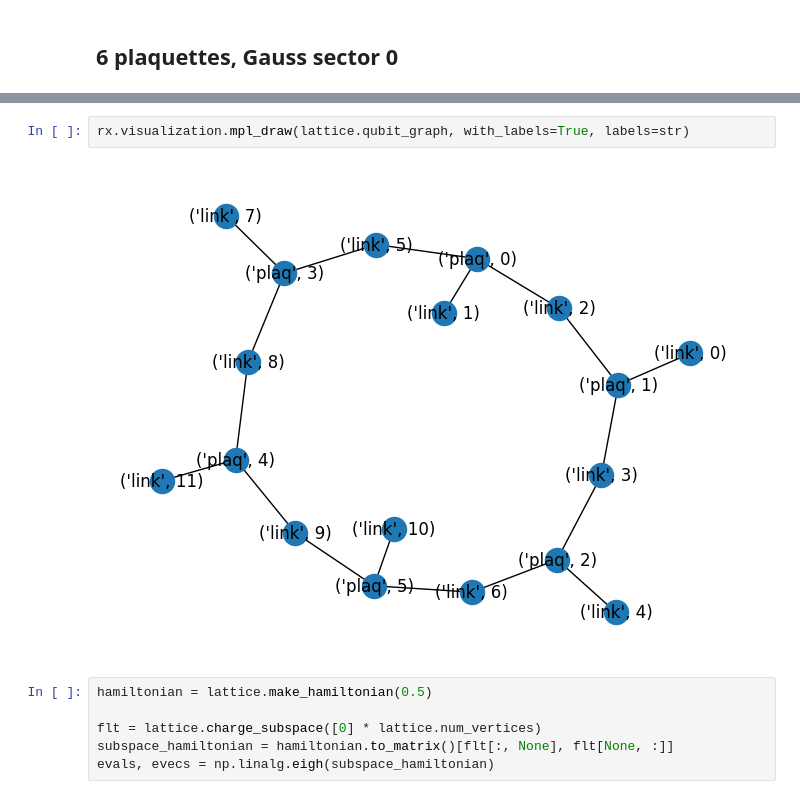
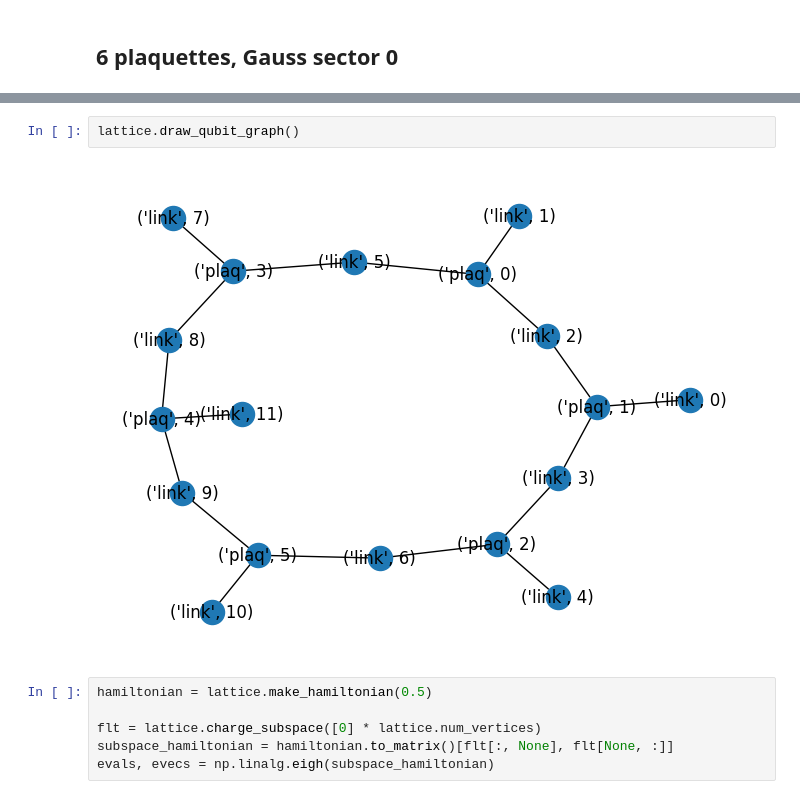
Before and after one commit to UTokyo-ICEPP/heavyhex-qft, a Jupyter notebook: notebooks/triangular_z2.ipynb, the cells around one changed output, grey strips where cells are left out. Drawn from its saved outputs; the diff is of its cells as text.

```diff
--- a/notebooks/triangular_z2.ipynb
+++ b/notebooks/triangular_z2.ipynb
@@ -66,7 +65,7 @@ rx.visualization.mpl_draw(lattice.graph, with_labels=True, labels=str, edge_labe
-# %%
-rx.visualization.mpl_draw(lattice.qubit_graph, with_labels=True, labels=str)
-# %% [output]
-[figure, removed]
+# %%
+lattice.draw_qubit_graph()
+# %% [output]
+[figure, added]
 # %%
 hamiltonian = lattice.make_hamiltonian(0.5)
 
```
Also changed, not shown: parts of 6 cells of this notebook, 1 other file.
